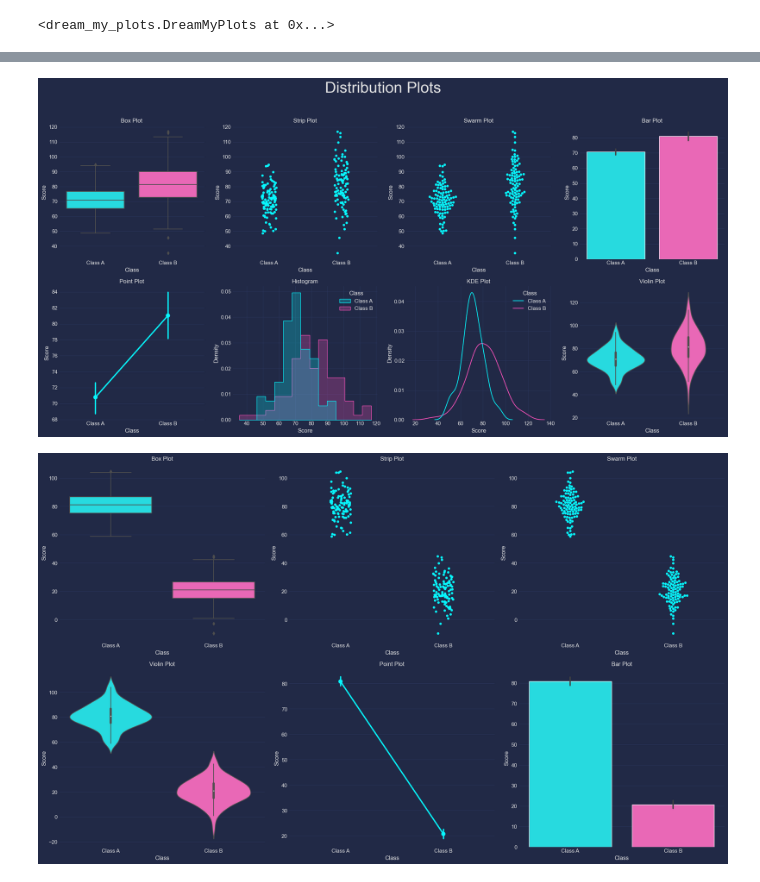
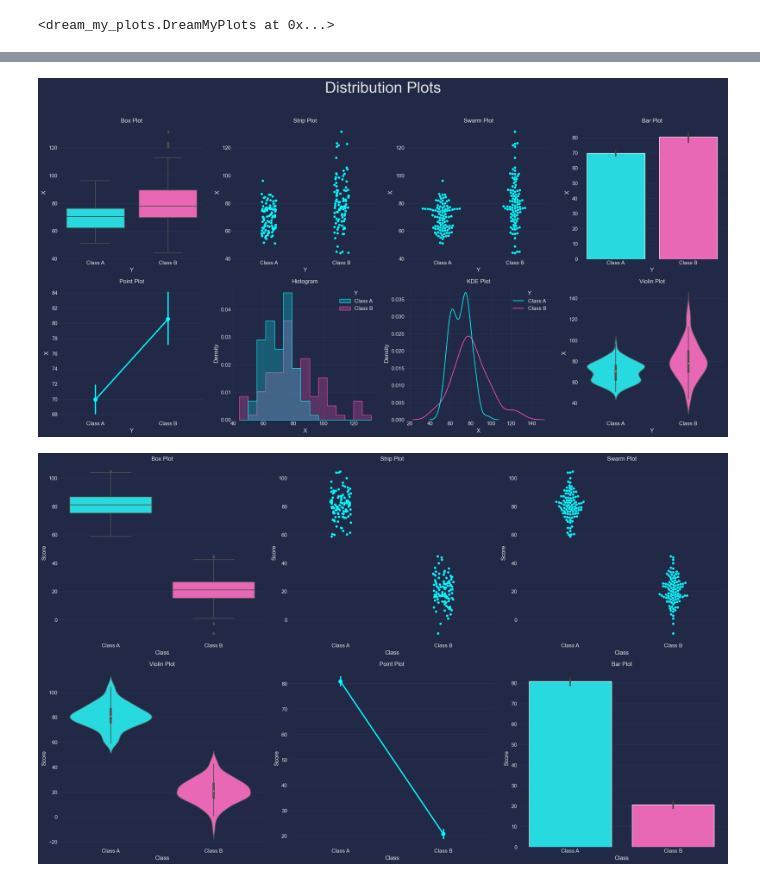
Before and after one commit to mustafah/dream-my-plots, a Jupyter notebook: dream_my_plots/test.ipynb, the cells around one changed output, grey strips where cells are left out. Cells and saved outputs as stored; diff of their text form; code cells hidden in the pictures.

```diff
--- a/dream_my_plots/test.ipynb
+++ b/dream_my_plots/test.ipynb
@@ -74,0 +58,13 @@ df = pd.DataFrame({'Score': data, 'Class': classes})
+# %%
+import numpy as np
+
+# Generating features for Class A & B with normal distribution
+X_class_A = np.random.normal(70, 10, 100)
+X_class_B = np.random.normal(80, 15, 100)
+X = np.concatenate([X_class_A, X_class_B])  # Combining Class A and B features
+
+Y = ['Class A'] * 100 + ['Class B'] * 100  # Creating labels for the classes
+
+import pandas as pd
+df = pd.DataFrame({'X': X, 'Y': Y})  # Creating DataFrame with features (X) and class labels (Y)
+df
@@ -75,66 +85,52 @@ df = pd.DataFrame({'Score': data, 'Class': classes})
 # %%
 import seaborn as sns
 import matplotlib.pyplot as plt
-import numpy as np
-import pandas as pd
 import mplcyberpunk
 
 plt.style.use("cyberpunk")
-
-# Generate synthetic exam scores
-np.random.seed(10)  # For reproducible results
-scores_class_A = np.random.normal(70, 10, 100)  # Class A with mean 70 and std 10
-scores_class_B = np.random.normal(80, 15, 100)  # Class B with mean 80 and std 15
-
-# Combine the data
-data = np.concatenate([scores_class_A, scores_class_B])
-classes = ['Class A'] * 100 + ['Class B'] * 100  # Labels for the classes
-
-# Create a DataFrame for Seaborn
-df = pd.DataFrame({'Score': data, 'Class': classes})
 
 # Set up the matplotlib figure
 fig, axes = plt.subplots(2, 4, figsize=(20, 10))
 
 # Box Plot
-sns.boxplot(x='Class', y='Score', data=df, ax=axes[0, 0])
+sns.boxplot(x='Y', y='X', data=df, ax=axes[0, 0])
 axes[0, 0].set_title('Box Plot')
 
 # Strip Plot
-sns.stripplot(x='Class', y='Score', data=df, jitter=True, ax=axes[0, 1])
+sns.stripplot(x='Y', y='X', data=df, jitter=True, ax=axes[0, 1])
 axes[0, 1].set_title('Strip Plot')
 
 # Swarm Plot
-sns.swarmplot(x='Class', y='Score', data=df, ax=axes[0, 2])
+sns.swarmplot(x='Y', y='X', data=df, ax=axes[0, 2])
 axes[0, 2].set_title('Swarm Plot')
 
 # Bar Plot
-sns.barplot(x='Class', y='Score', data=df, ax=axes[0, 3])
+sns.barplot(x='Y', y='X', data=df, ax=axes[0, 3])
 axes[0, 3].set_title('Bar Plot')
 
 # Point Plot
-sns.pointplot(x='Class', y='Score', data=df, ax=axes[1, 0])
+sns.pointplot(x='Y', y='X', data=df, ax=axes[1, 0])
 axes[1, 0].set_title('Point Plot')
 
 # Histogram
-sns.histplot(data=df, x="Score", hue="Class", element="step", stat="density", common_norm=False, ax=axes[1, 1])
+sns.histplot(data=df, x="X", hue="Y", element="step", stat="density", common_norm=False, ax=axes[1, 1])
 axes[1, 1].set_title('Histogram')
 
 # KDE Plot
-sns.kdeplot(data=df, x="Score", hue="Class", common_norm=False, ax=axes[1, 2])
+sns.kdeplot(data=df, x="X", hue="Y", common_norm=False, ax=axes[1, 2])
 axes[1, 2].set_title('KDE Plot')
 
 # Violin Plot
-sns.violinplot(x='Class', y='Score', data=df, ax=axes[1, 3])
+sns.violinplot(x='Y', y='X', data=df, ax=axes[1, 3])
 axes[1, 3].set_title('Violin Plot')
 
 plt.suptitle("Distribution Plots", fontsize=32, y=1.03)
 
 # Adjust layout
 plt.tight_layout()
 plt.show()
 # %% [output]
-[figure, old version]
+[figure, new version]
 # %%
 import seaborn as sns
 import matplotlib.pyplot as plt
```
Also changed, not shown: parts of 3 cells of this notebook, 4 other files.
